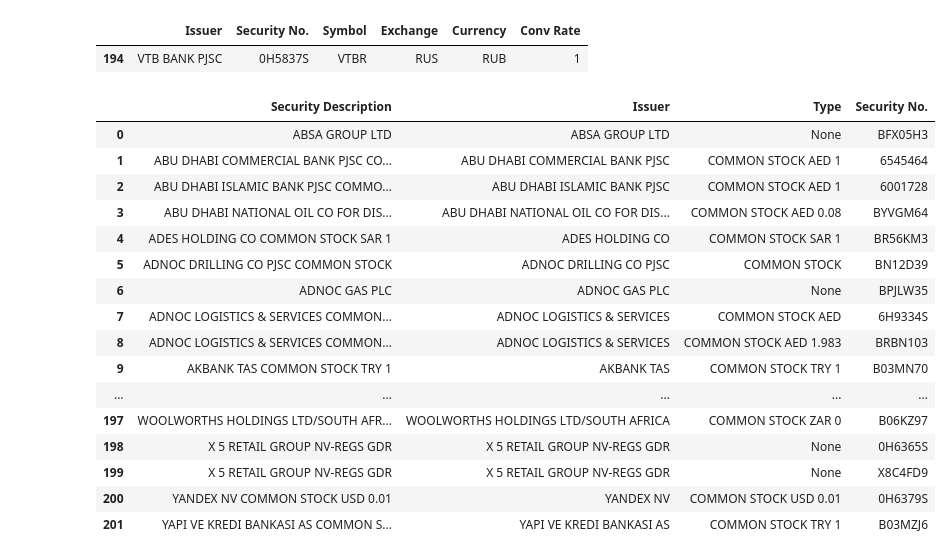
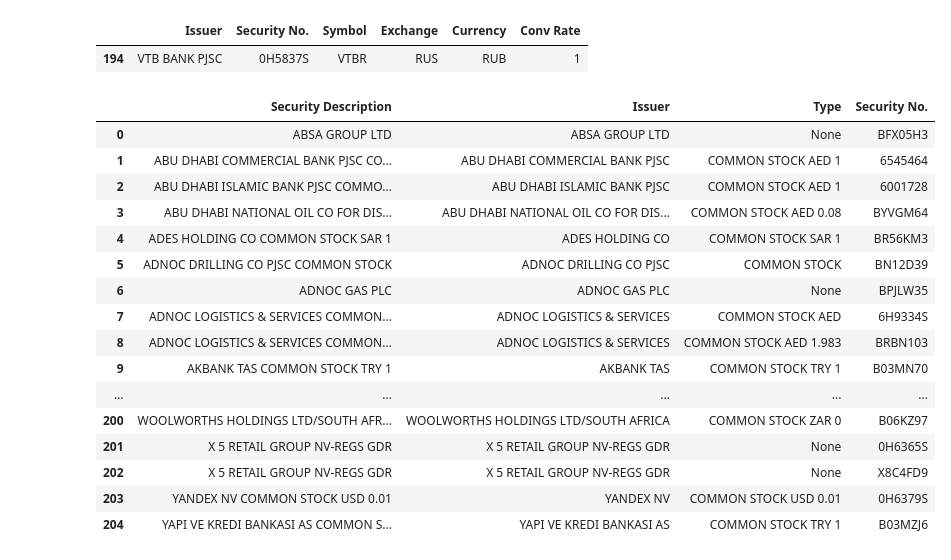
Before and after one commit to CraigCarey/FinanceDump, a Jupyter notebook: jema/jema_xlsx_holdings_parse_and_clean.ipynb, the cells around one changed output. Drawn from its saved outputs; the diff is of its cells as text; code cells hidden in the pictures.

```diff
--- a/jema/jema_xlsx_holdings_parse_and_clean.ipynb
+++ b/jema/jema_xlsx_holdings_parse_and_clean.ipynb
@@ -22,7 +22,7 @@ def generate_month_year_list(start_year, start_month, n_months=36):
     for _ in range(n_months):
         # Format the month and year as "Month Year"
         month_year = start_month.strftime("%B %Y")
-        month_year_list.append(month_year)openpyxl
+        month_year_list.append(month_year)
 
         # Move to the previous month
         # Use timedelta to avoid issues with months of varying lengths
@@ -68,11 +69,11 @@ description_col = 'Security Description'
 security_col = 'Security No.'
 symbol_col = 'Symbol'
 
-month_data = pd.read_excel(local_filename, sheet_name='October 2025', skiprows=9, usecols=range(5))
+month_data = pd.read_excel(local_filename, sheet_name='November 2025', skiprows=9, usecols=range(5))
 month_data.drop(["% of Fund"], axis=1, inplace=True)
 month_data.dropna(inplace=True)
 month_data = month_data.sort_values(by=description_col).reset_index(drop=True)
-month_data.to_csv("jema_holdings_oct_2025.csv")
+month_data.to_csv("jema_holdings_nov_2025.csv")
 display(month_data)
 # %% [output]
 |  | Holding | Security Description | Market Value | Security No. |
@@ -103,7 +104,7 @@ display(jema_symbols_exchanges[jema_symbols_exchanges[security_col] == "0H5837S"
 |  | Issuer | Security No. | Symbol | Exchange | Currency | Conv Rate |
 | 194 | VTB BANK PJSC | 0H5837S | VTBR | RUS | RUB | 1 |
 # %%
-current_month_idx = 10
+current_month_idx = 11
 year = 2025
 
 month_years = generate_month_year_list(year, current_month_idx)
@@ -204,38 +205,38 @@ jema_data = jema_data.sort_values(by=[description_col], ignore_index=True)
 
 #     except Exception as e:
 #         print(f"{sheet_name} failed")
 
 # jema_data.to_csv("jema_holdings_full.csv")
 
 jema_data[['Issuer', 'Type']] = (
     jema_data['Security Description']
     .str.split('COMMON STOCK', n=1, expand=True)
 )
 
 jema_data['Type'] = jema_data['Type'].mask(jema_data['Type'].isna(), None) \
                                      .apply(lambda x: None if x is None else 'COMMON STOCK' + x)
 
 jema_data = jema_data[[ 'Security Description', 'Issuer', 'Type', 'Security No.']]
 
 display(jema_data)
-jema_data.to_csv("jema_symbols_exchanges_new.csv")
+jema_data.to_csv("jema_symbols_exchanges_new.csv", index=False)
 # %% [output]
 |  | Security Description | Issuer | Type | Security No. |
 | 0 | ABSA GROUP LTD | ABSA GROUP LTD | None | BFX05H3 |
 | 1 | ABU DHABI COMMERCIAL BANK PJSC CO... | ABU DHABI COMMERCIAL BANK PJSC | COMMON STOCK AED 1 | 6545464 |
 | 2 | ABU DHABI ISLAMIC BANK PJSC COMMO... | ABU DHABI ISLAMIC BANK PJSC | COMMON STOCK AED 1 | 6001728 |
 | 3 | ABU DHABI NATIONAL OIL CO FOR DIS... | ABU DHABI NATIONAL OIL CO FOR DIS... | COMMON STOCK AED 0.08 | BYVGM64 |
 | 4 | ADES HOLDING CO COMMON STOCK SAR 1 | ADES HOLDING CO | COMMON STOCK SAR 1 | BR56KM3 |
 | 5 | ADNOC DRILLING CO PJSC COMMON STOCK | ADNOC DRILLING CO PJSC | COMMON STOCK | BN12D39 |
 | 6 | ADNOC GAS PLC | ADNOC GAS PLC | None | BPJLW35 |
 | 7 | ADNOC LOGISTICS & SERVICES COMMON... | ADNOC LOGISTICS & SERVICES | COMMON STOCK AED | 6H9334S |
 | 8 | ADNOC LOGISTICS & SERVICES COMMON... | ADNOC LOGISTICS & SERVICES | COMMON STOCK AED 1.983 | BRBN103 |
 | 9 | AKBANK TAS COMMON STOCK TRY 1 | AKBANK TAS | COMMON STOCK TRY 1 | B03MN70 |
 | ... | ... | ... | ... | ... |
-| 197 | WOOLWORTHS HOLDINGS LTD/SOUTH AFR... | WOOLWORTHS HOLDINGS LTD/SOUTH AFRICA | COMMON STOCK ZAR 0 | B06KZ97 |
-| 198 | X 5 RETAIL GROUP NV-REGS GDR | X 5 RETAIL GROUP NV-REGS GDR | None | 0H6365S |
-| 199 | X 5 RETAIL GROUP NV-REGS GDR | X 5 RETAIL GROUP NV-REGS GDR | None | X8C4FD9 |
-| 200 | YANDEX NV COMMON STOCK USD 0.01 | YANDEX NV | COMMON STOCK USD 0.01 | 0H6379S |
-| 201 | YAPI VE KREDI BANKASI AS COMMON S... | YAPI VE KREDI BANKASI AS | COMMON STOCK TRY 1 | B03MZJ6 |
+| 200 | WOOLWORTHS HOLDINGS LTD/SOUTH AFR... | WOOLWORTHS HOLDINGS LTD/SOUTH AFRICA | COMMON STOCK ZAR 0 | B06KZ97 |
+| 201 | X 5 RETAIL GROUP NV-REGS GDR | X 5 RETAIL GROUP NV-REGS GDR | None | 0H6365S |
+| 202 | X 5 RETAIL GROUP NV-REGS GDR | X 5 RETAIL GROUP NV-REGS GDR | None | X8C4FD9 |
+| 203 | YANDEX NV COMMON STOCK USD 0.01 | YANDEX NV | COMMON STOCK USD 0.01 | 0H6379S |
+| 204 | YAPI VE KREDI BANKASI AS COMMON S... | YAPI VE KREDI BANKASI AS | COMMON STOCK TRY 1 | B03MZJ6 |
 # %%
 latest_data = jema_data.iloc[:, :7]
```
Also changed, not shown: parts of 5 cells of this notebook, 8 other files.
